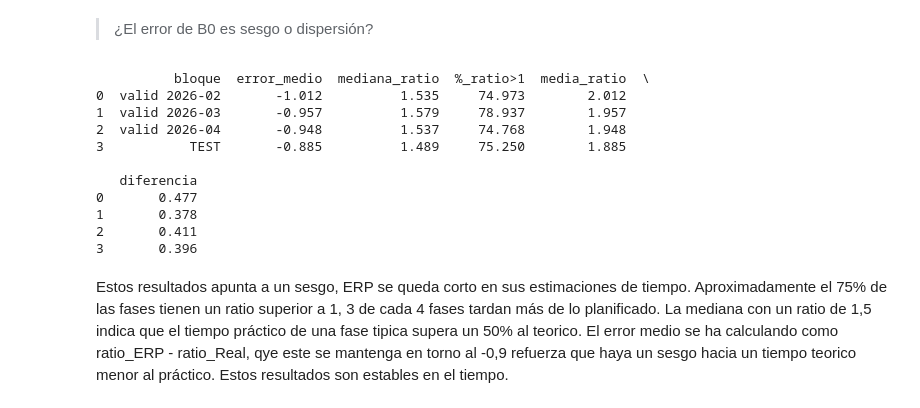
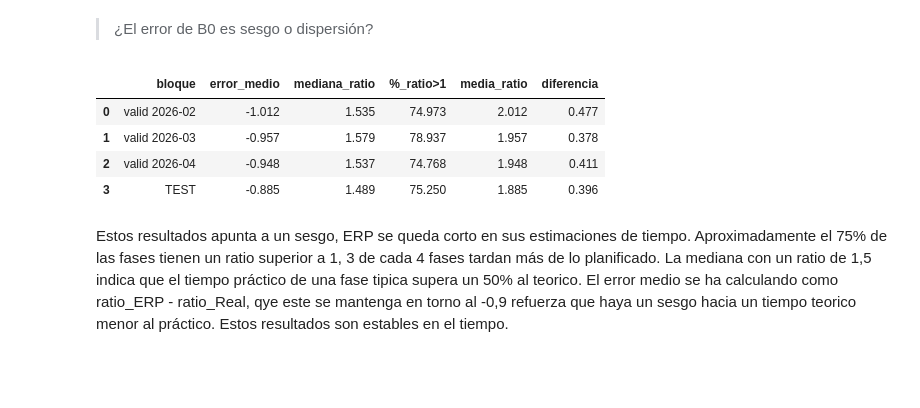
Before and after one commit to muntrans/TFM, a Jupyter notebook: 10.Modelado/10.1_Baselines.ipynb, the cells around one changed output. Saved outputs shown, nothing was run; the diff lists cells and outputs as text; code cells hidden in the pictures; blank space fills up the shorter version.

```diff
--- a/10.Modelado/10.1_Baselines.ipynb
+++ b/10.Modelado/10.1_Baselines.ipynb
@@ -59,32 +61,26 @@ Estos resultados hay que mirarlos con profundidad. Un MAE alto puede deberse a d
 # %%
 filas = []
 bloques = [(f"valid {mes}", obtener_fold(df_B0, mes)[1]) for mes in MESES_VALIDACION]
 bloques.append(("TEST", df_B0[df_B0["split"] == "test"]))
 
 for nombre, d in bloques:
     filas.append({
         "bloque":               nombre,
         "error_medio":          (d["pred_B0"] - d["ratio"]).mean(),
         "mediana_ratio":        d["ratio"].median(),
         "%_ratio>1":            (d["ratio"] > 1).mean() * 100,
         "media_ratio":          (d["ratio"].mean()),
         "diferencia":           (d["ratio"].mean()-d["ratio"].median())
     })
 
 sesgo_B0 = pd.DataFrame(filas).round(3)
-print(sesgo_B0)
+display(sesgo_B0)
 # %% [output]
-          bloque  error_medio  mediana_ratio  %_ratio>1  media_ratio  \
-0  valid 2026-02       -1.012          1.535     74.973        2.012
-1  valid 2026-03       -0.957          1.579     78.937        1.957
-2  valid 2026-04       -0.948          1.537     74.768        1.948
-3           TEST       -0.885          1.489     75.250        1.885
-
-   diferencia
-0       0.477
-1       0.378
-2       0.411
-3       0.396
+|  | bloque | error_medio | mediana_ratio | %_ratio>1 | media_ratio | diferencia |
+| 0 | valid 2026-02 | -1.012 | 1.535 | 74.973 | 2.012 | 0.477 |
+| 1 | valid 2026-03 | -0.957 | 1.579 | 78.937 | 1.957 | 0.378 |
+| 2 | valid 2026-04 | -0.948 | 1.537 | 74.768 | 1.948 | 0.411 |
+| 3 | TEST | -0.885 | 1.489 | 75.250 | 1.885 | 0.396 |
 # %% [markdown]
 Estos resultados apunta a un sesgo, ERP se queda corto en sus estimaciones de tiempo. Aproximadamente el 75% de las fases tienen un ratio superior a 1,  3 de cada 4 fases tardan más de lo planificado. La mediana con un ratio de 1,5 indica que el tiempo práctico de una fase tipica supera un 50% al teorico. El error medio se ha calculando como ratio_ERP - ratio_Real, qye este se mantenga en torno al -0,9 refuerza que haya un sesgo hacia un tiempo teorico menor al práctico. Estos resultados son estables en el tiempo.
 # %% [markdown]
```
Also changed, not shown: parts of 7 cells of this notebook, 7 other files.
